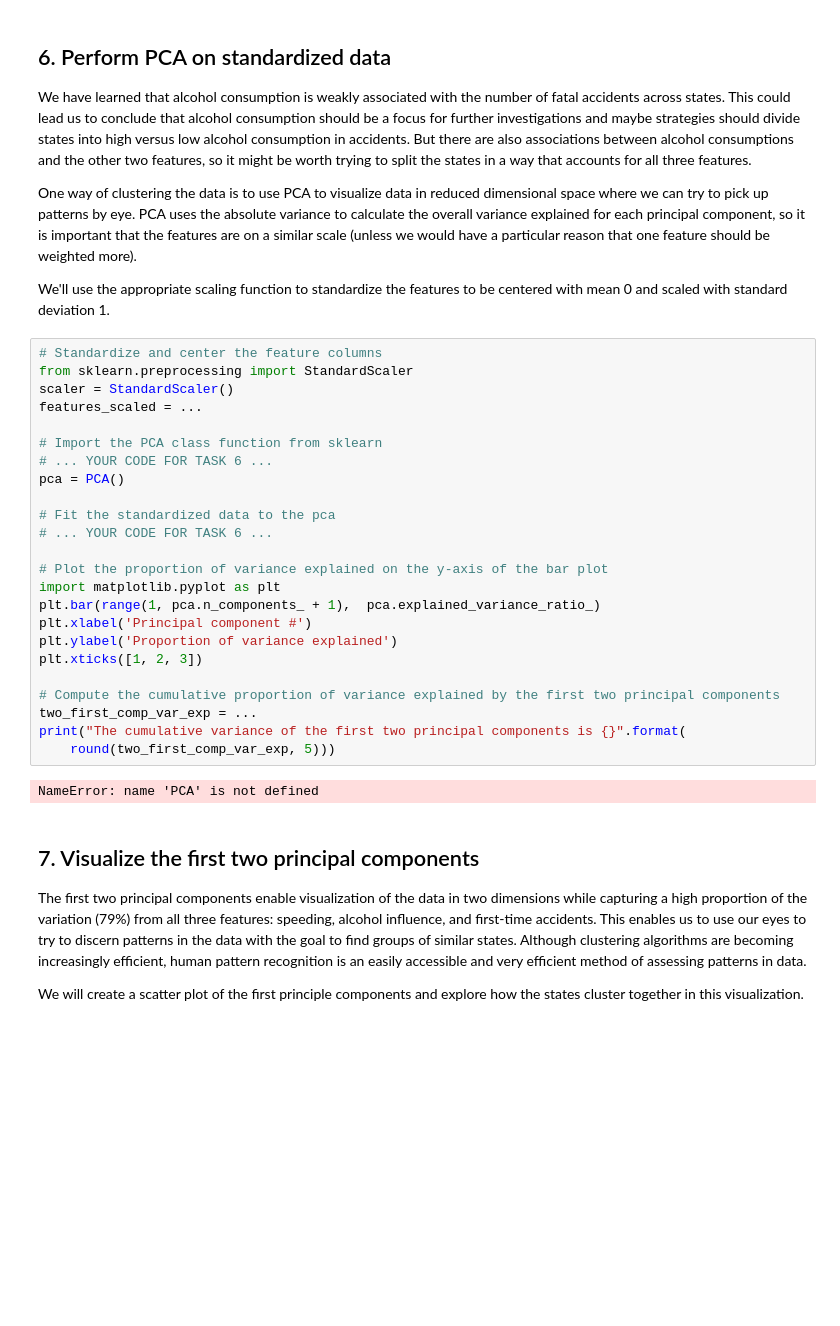
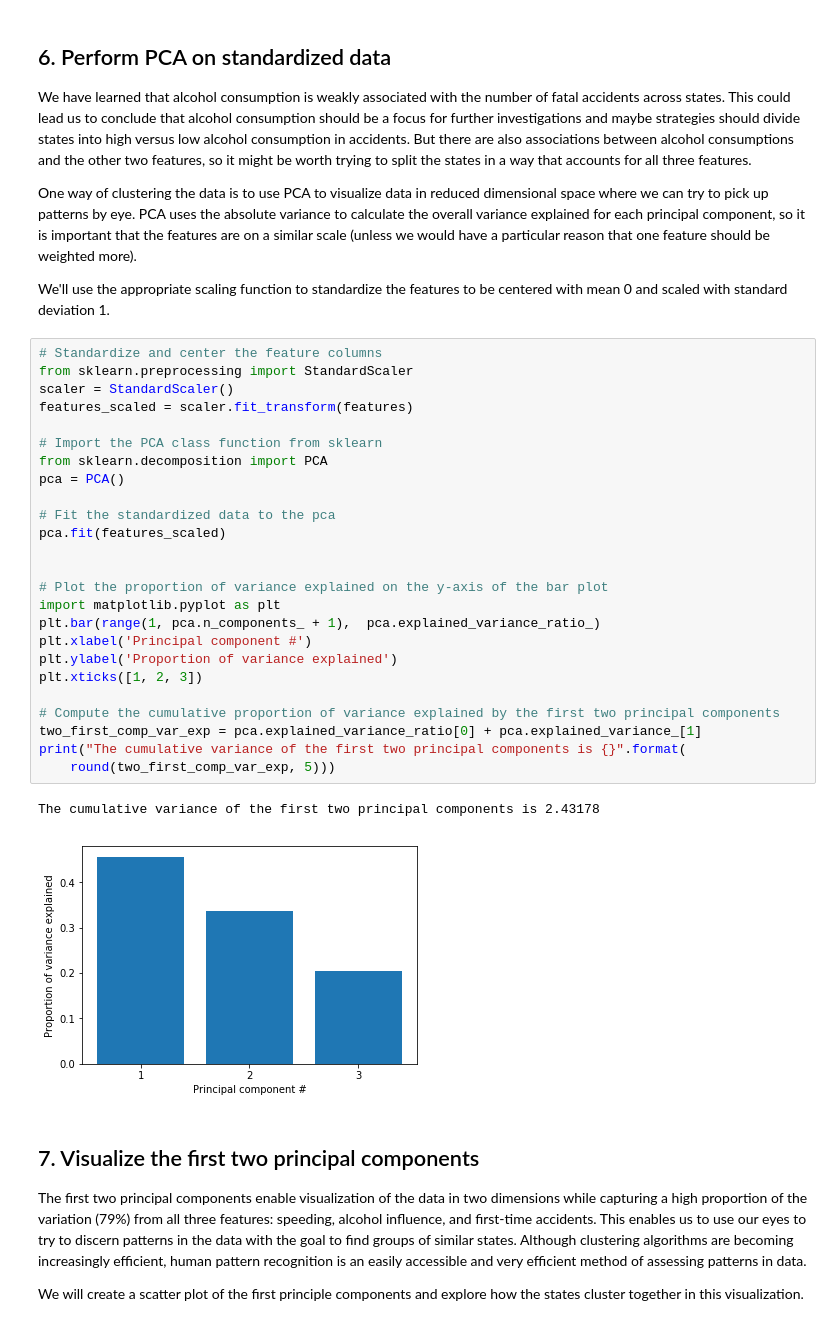
Before and after one commit to anishreddy3/traffic_mortality_analysis, a Jupyter notebook: notebook.ipynb, the cells around one changed output. Cells and saved outputs as stored; diff of their text form; blank space fills up the shorter version.

```diff
--- a/notebook.ipynb
+++ b/notebook.ipynb
@@ -174,29 +174,31 @@ array([-0.04180041,  0.19086404,  0.02473301])
 # %%
 # Standardize and center the feature columns
 from sklearn.preprocessing import StandardScaler
 scaler = StandardScaler()
-features_scaled = ...
+features_scaled = scaler.fit_transform(features)
 
 # Import the PCA class function from sklearn
-# ... YOUR CODE FOR TASK 6 ...
+from sklearn.decomposition import PCA
 pca = PCA()
 
 # Fit the standardized data to the pca
-# ... YOUR CODE FOR TASK 6 ...
+pca.fit(features_scaled)
+
 
 # Plot the proportion of variance explained on the y-axis of the bar plot
 import matplotlib.pyplot as plt
 plt.bar(range(1, pca.n_components_ + 1),  pca.explained_variance_ratio_)
 plt.xlabel('Principal component #')
 plt.ylabel('Proportion of variance explained')
 plt.xticks([1, 2, 3])
 
 # Compute the cumulative proportion of variance explained by the first two principal components
-two_first_comp_var_exp = ...
+two_first_comp_var_exp = pca.explained_variance_ratio[0] + pca.explained_variance_[1]
 print("The cumulative variance of the first two principal components is {}".format(
     round(two_first_comp_var_exp, 5)))
 # %% [output]
-NameError: name 'PCA' is not defined
+The cumulative variance of the first two principal components is 2.43178
+[figure, added]
 # %% [markdown]
 ## 7. Visualize the first two principal components
 <p>The first two principal components enable visualization of the data in two dimensions while capturing a high proportion of the variation (79%) from all three features: speeding, alcohol influence, and first-time accidents. This enables us to use our eyes to try to discern patterns in the data with the goal to find groups of similar states. Although clustering algorithms are becoming increasingly efficient, human pattern recognition is an easily accessible and very efficient method of assessing patterns in data.</p>
```
Also changed, not shown: parts of 2 cells of this notebook.
